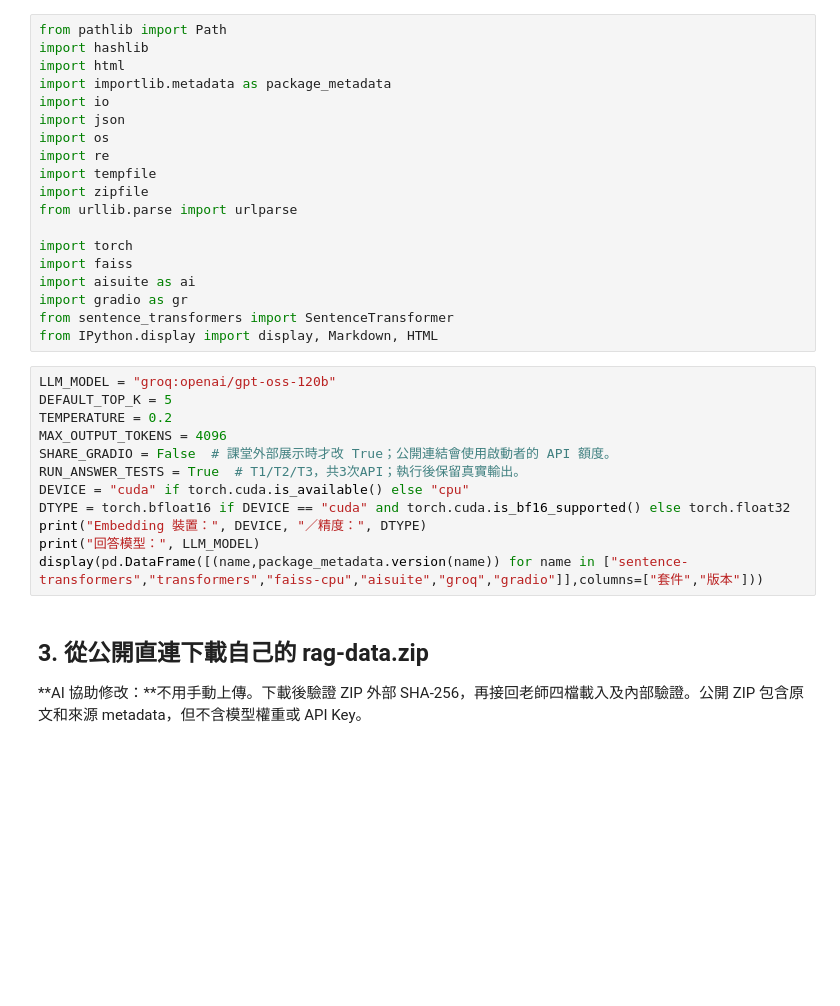
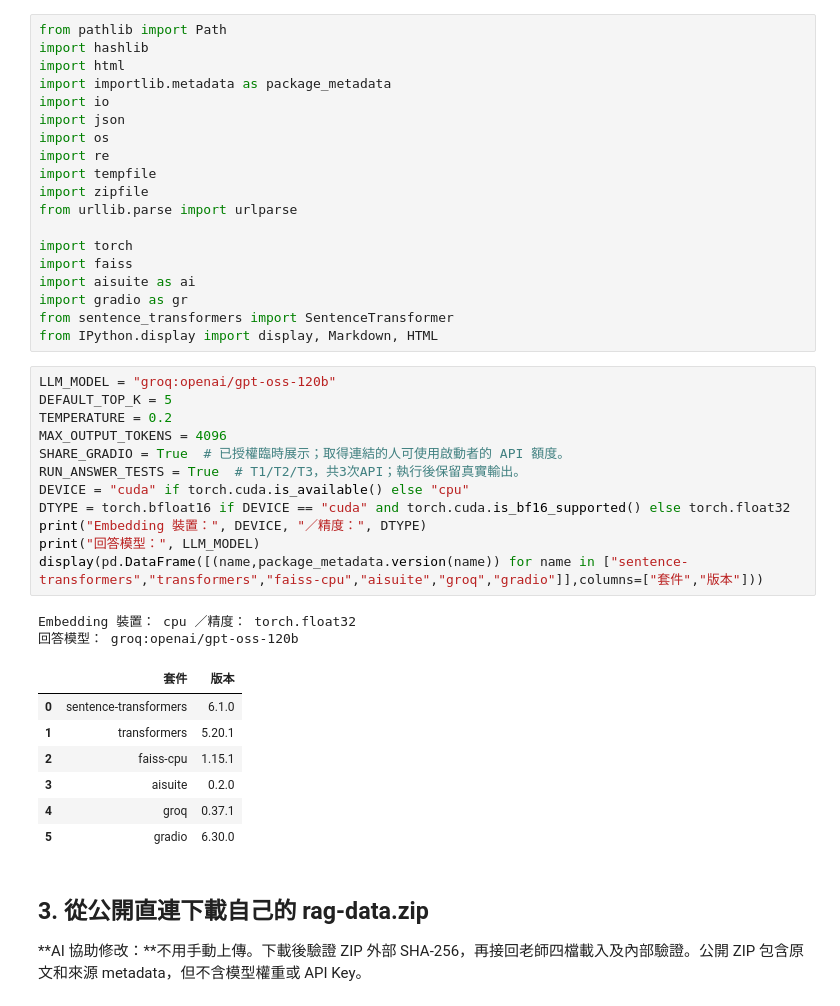
Before and after one commit to 50819just/week07-ui-accessibility-rag, a Jupyter notebook: RAG_02_介面急診室_對話展示.ipynb, the cells around one changed output. Drawn from its saved outputs; the diff is of its cells as text; blank space fills up the shorter version.

```diff
--- a/RAG_02_介面急診室_對話展示.ipynb
+++ b/RAG_02_介面急診室_對話展示.ipynb
@@ -62,15 +62,25 @@ from IPython.display import display, Markdown, HTML
 # %%
 LLM_MODEL = "groq:openai/gpt-oss-120b"
 DEFAULT_TOP_K = 5
 TEMPERATURE = 0.2
 MAX_OUTPUT_TOKENS = 4096
-SHARE_GRADIO = False  # 課堂外部展示時才改 True；公開連結會使用啟動者的 API 額度。
+SHARE_GRADIO = True  # 已授權臨時展示；取得連結的人可使用啟動者的 API 額度。
 RUN_ANSWER_TESTS = True  # T1/T2/T3，共3次API；執行後保留真實輸出。
 DEVICE = "cuda" if torch.cuda.is_available() else "cpu"
 DTYPE = torch.bfloat16 if DEVICE == "cuda" and torch.cuda.is_bf16_supported() else torch.float32
 print("Embedding 裝置：", DEVICE, "／精度：", DTYPE)
 print("回答模型：", LLM_MODEL)
 display(pd.DataFrame([(name,package_metadata.version(name)) for name in ["sentence-transformers","transformers","faiss-cpu","aisuite","groq","gradio"]],columns=["套件","版本"]))
+# %% [output]
+Embedding 裝置： cpu ／精度： torch.float32
+回答模型： groq:openai/gpt-oss-120b
+|  | 套件 | 版本 |
+| 0 | sentence-transformers | 6.1.0 |
+| 1 | transformers | 5.20.1 |
+| 2 | faiss-cpu | 1.15.1 |
+| 3 | aisuite | 0.2.0 |
+| 4 | groq | 0.37.1 |
+| 5 | gradio | 6.30.0 |
 # %% [markdown]
 ## 3. 從公開直連下載自己的 rag-data.zip
 
```
Also changed, not shown: parts of 19 cells of this notebook, 7 other files.
